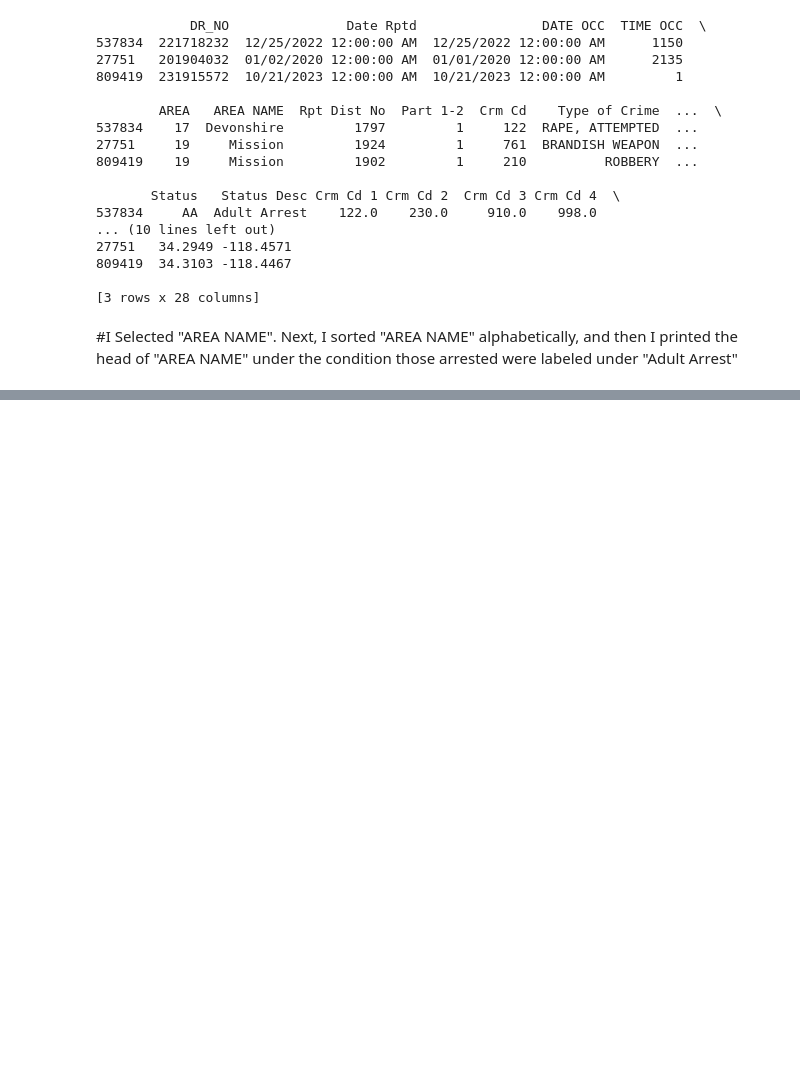
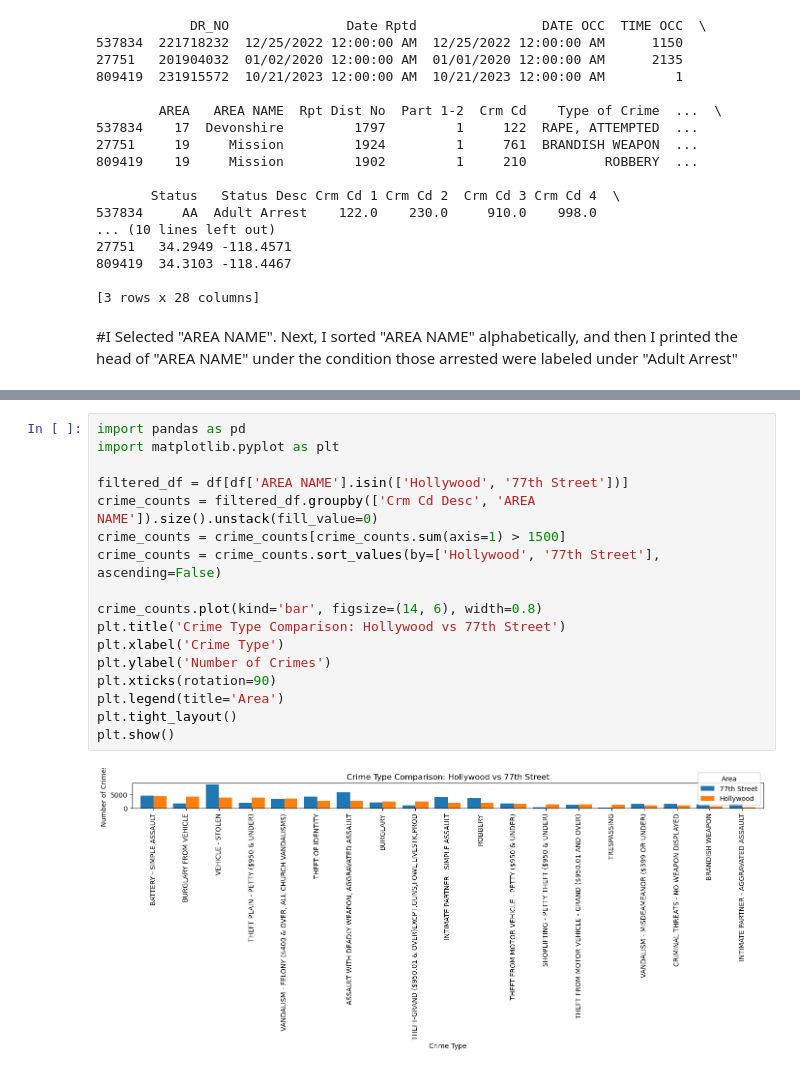
Before and after one commit to MaxBurkhart-IA/IA-340, a Jupyter notebook: Lab-2.ipynb, the cells around one changed output, grey strips where cells are left out. Saved outputs shown, nothing was run; the diff lists cells and outputs as text; blank space fills up the shorter version.

```diff
--- a/Lab-2.ipynb
+++ b/Lab-2.ipynb
@@ -191,0 +237,19 @@ print(df_adult_arrest)
+# %%
+import pandas as pd
+import matplotlib.pyplot as plt
+
+filtered_df = df[df['AREA NAME'].isin(['Hollywood', '77th Street'])]
+crime_counts = filtered_df.groupby(['Crm Cd Desc', 'AREA NAME']).size().unstack(fill_value=0)
+crime_counts = crime_counts[crime_counts.sum(axis=1) > 1500]
+crime_counts = crime_counts.sort_values(by=['Hollywood', '77th Street'], ascending=False)
+
+crime_counts.plot(kind='bar', figsize=(14, 6), width=0.8)
+plt.title('Crime Type Comparison: Hollywood vs 77th Street')
+plt.xlabel('Crime Type')
+plt.ylabel('Number of Crimes')
+plt.xticks(rotation=90)
+plt.legend(title='Area')
+plt.tight_layout()
+plt.show()
+# %% [output]
+[figure, added]
```
Also changed, not shown: parts of 5 cells of this notebook.
